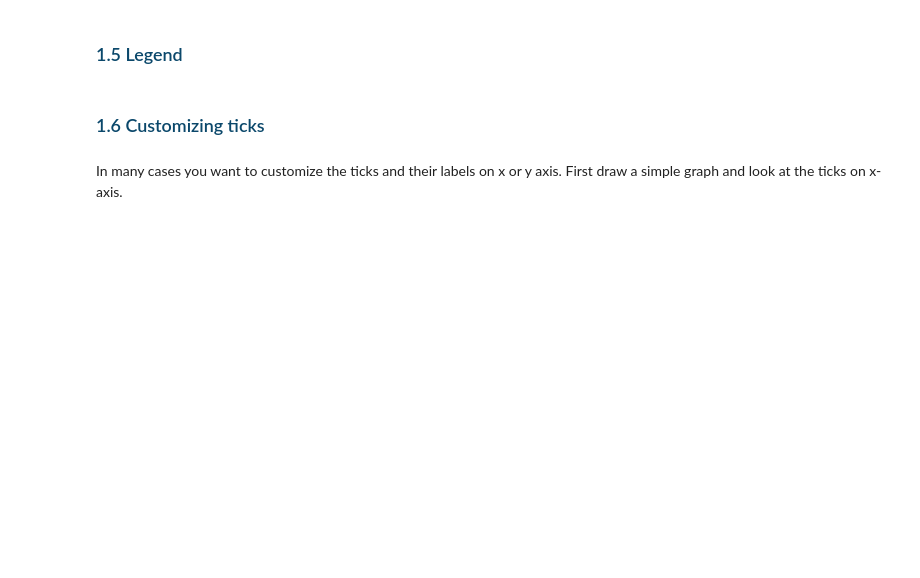
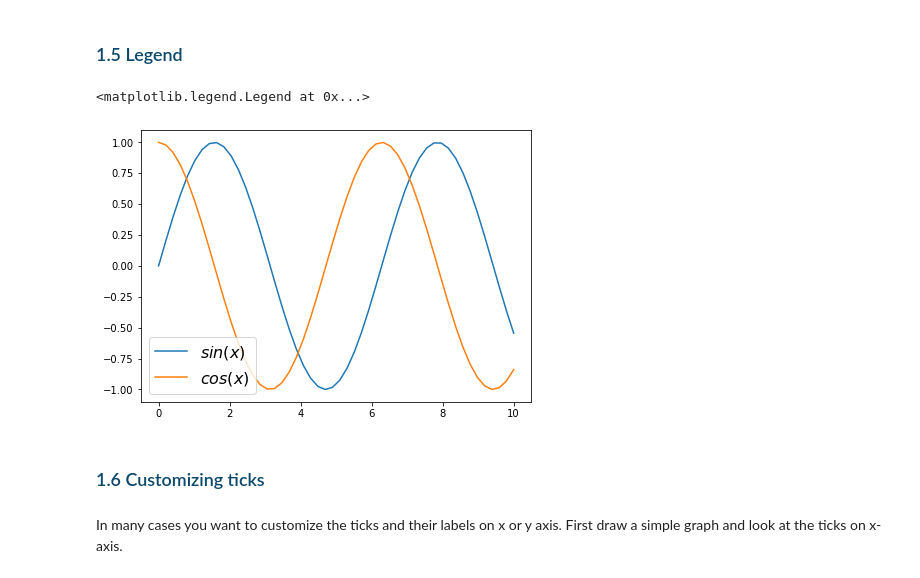
Before and after one commit to tulip-lab/flip00, a Jupyter notebook: F0B-02-ExploratoryDA.ipynb, the cells around one changed output. Cells and saved outputs as stored; diff of their text form; code cells hidden in the pictures; blank space fills up the shorter version.

```diff
--- a/F0B-02-ExploratoryDA.ipynb
+++ b/F0B-02-ExploratoryDA.ipynb
@@ -142,9 +154,12 @@ axes[1].set_ylabel('cos(x)')
 # %%
 x = np.linspace(0, 10)
 fig, ax = plt.subplots(figsize=(7, 5))
 ax.plot(x, np.sin(x), label='$sin(x)$')
 ax.plot(x, np.cos(x), label='$cos(x)$')
-# ax.legend(fontsize=16, loc=3)
+ax.legend(fontsize=16, loc=3)
+# %% [output]
+<matplotlib.legend.Legend at 0x...>
+[figure, added]
 # %% [markdown]
 ### <span style="color:#0b486b">1.6 Customizing ticks</span>
 # %% [markdown]
```
Also changed, not shown: parts of 13 cells of this notebook, 8 other files.
